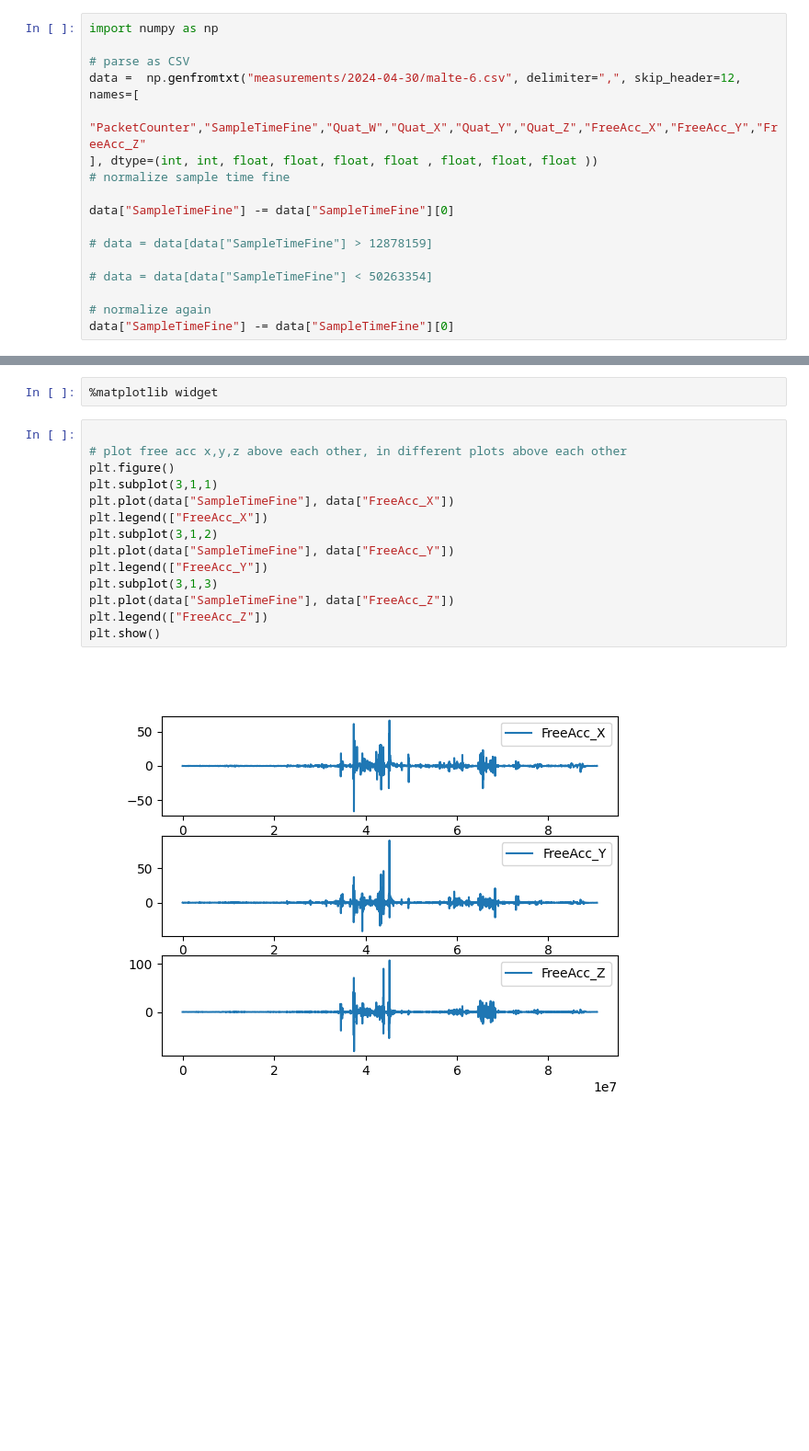
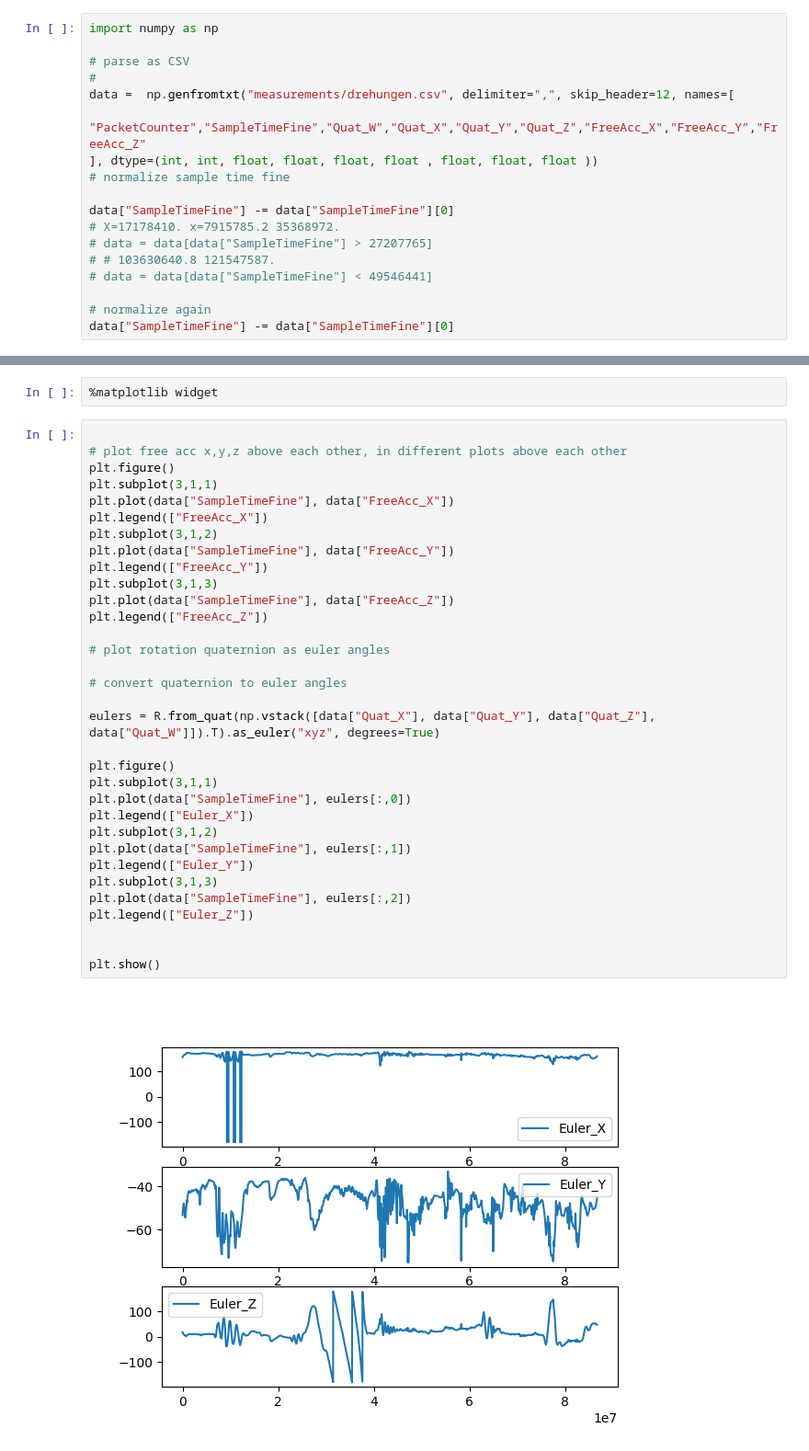
Before and after one commit to malte-j/climbing-grade-classifier, a Jupyter notebook: first-measurements.ipynb, the cells around one changed output, grey strips where cells are left out. Shown at 92% size. Saved outputs shown, nothing was run; the diff lists cells and outputs as text; blank space fills up the shorter version.

```diff
--- a/first-measurements.ipynb
+++ b/first-measurements.ipynb
@@ -2,16 +2,17 @@
 import numpy as np
 
 # parse as CSV
-data =  np.genfromtxt("measurements/2024-04-30/malte-6.csv", delimiter=",", skip_header=12, names=[
+#
+data =  np.genfromtxt("measurements/drehungen.csv", delimiter=",", skip_header=12, names=[
   "PacketCounter","SampleTimeFine","Quat_W","Quat_X","Quat_Y","Quat_Z","FreeAcc_X","FreeAcc_Y","FreeAcc_Z"
 ], dtype=(int, int, float, float, float, float , float, float, float ))
 # normalize sample time fine
 
 data["SampleTimeFine"] -= data["SampleTimeFine"][0]
-
-# data = data[data["SampleTimeFine"] > 12878159]
-
-# data = data[data["SampleTimeFine"] < 50263354]
+# X=17178410. x=7915785.2 35368972.
+# data = data[data["SampleTimeFine"] > 27207765]
+# # 103630640.8 121547587.
+# data = data[data["SampleTimeFine"] < 49546441]
 
 # normalize again
 data["SampleTimeFine"] -= data["SampleTimeFine"][0]
@@ -25,16 +27,35 @@ plt.ion()
 # %%
 
 # plot free acc x,y,z above each other, in different plots above each other
 plt.figure()
 plt.subplot(3,1,1)
 plt.plot(data["SampleTimeFine"], data["FreeAcc_X"])
 plt.legend(["FreeAcc_X"])
 plt.subplot(3,1,2)
 plt.plot(data["SampleTimeFine"], data["FreeAcc_Y"])
 plt.legend(["FreeAcc_Y"])
 plt.subplot(3,1,3)
 plt.plot(data["SampleTimeFine"], data["FreeAcc_Z"])
 plt.legend(["FreeAcc_Z"])
+
+# plot rotation quaternion as euler angles
+
+# convert quaternion to euler angles
+
+eulers = R.from_quat(np.vstack([data["Quat_X"], data["Quat_Y"], data["Quat_Z"], data["Quat_W"]]).T).as_euler("xyz", degrees=True)
+
+plt.figure()
+plt.subplot(3,1,1)
+plt.plot(data["SampleTimeFine"], eulers[:,0])
+plt.legend(["Euler_X"])
+plt.subplot(3,1,2)
+plt.plot(data["SampleTimeFine"], eulers[:,1])
+plt.legend(["Euler_Y"])
+plt.subplot(3,1,3)
+plt.plot(data["SampleTimeFine"], eulers[:,2])
+plt.legend(["Euler_Z"])
+
+
 plt.show()
 # %% [output]
-[figure, old version]
+[figure, new version]
```
Also changed, not shown: parts of 4 cells of this notebook.
